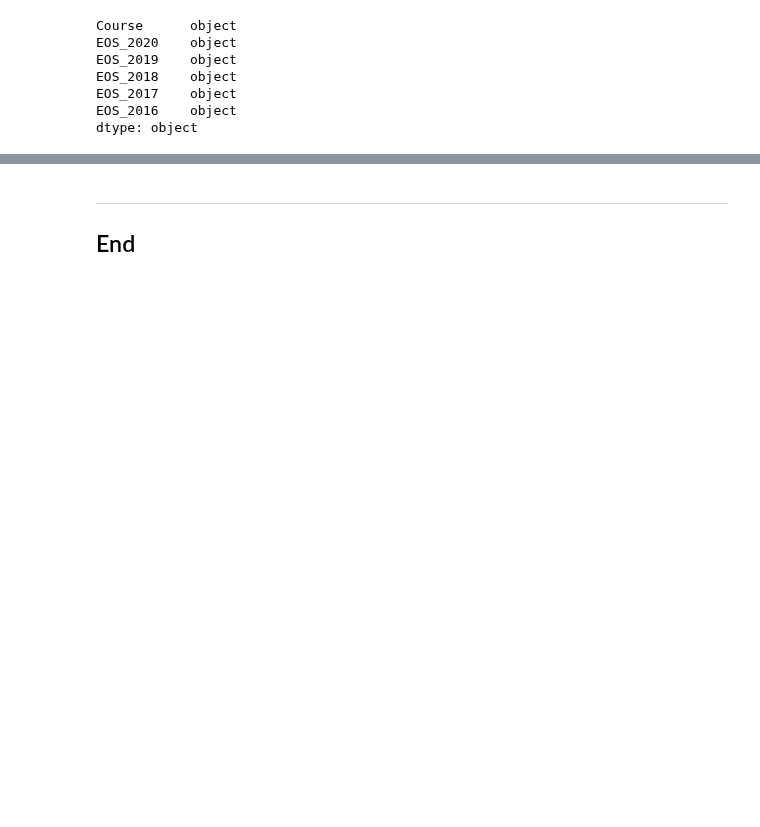
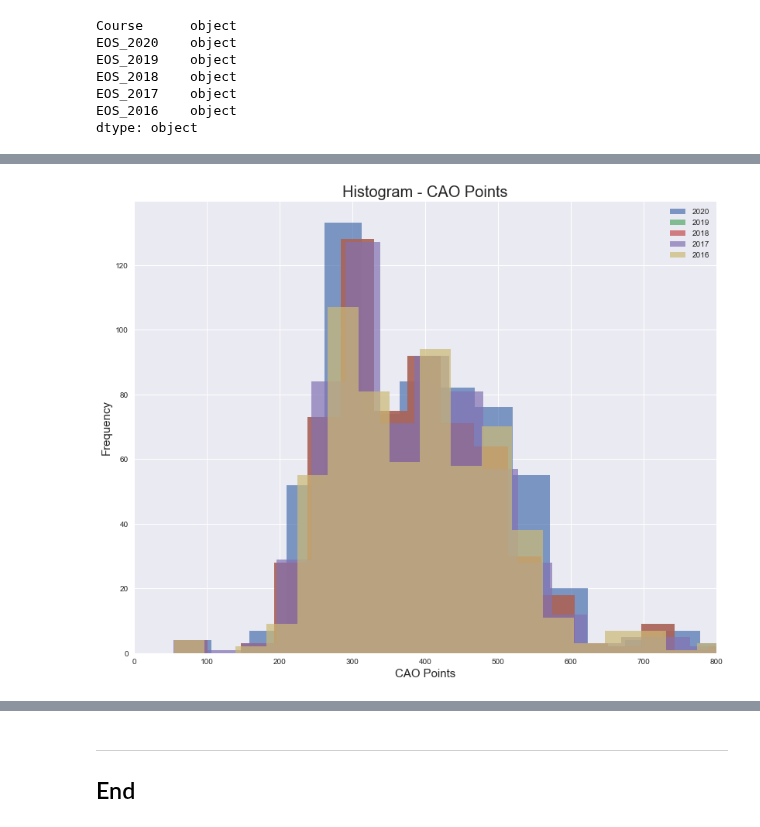
Before and after one commit to G00398275/FODA2021, a Jupyter notebook: cao.ipynb, the cells around one changed output, grey strips where cells are left out. Saved outputs shown, nothing was run; the diff lists cells and outputs as text; code cells hidden in the pictures; blank space fills up the shorter version.

Commit message:
2020 to 2016 L8 comparison, loaded 2021 L7+6 points

```diff
--- a/cao.ipynb
+++ b/cao.ipynb
@@ -1358,7 +1358,7 @@ filepath2017 = 'data/cao2017_' + nowstr + '.csv'
 df2017.to_csv(filepath2017)
 # %%
 # Loading 2016 points
-df2016 = pd.read_csv('data/cao2016_20211125_202900_edited.csv', sep = ',',
+df2016 = pd.read_csv('data/cao2016_20211125_204141.csv', sep = ',',
                     usecols = [0,1,2])
 df2016
 # %% [output]
@@ -1929,0 +1953,24 @@ ValueError: Unable to parse string " Earth and Environmental Sciences" at positi
+# %%
+# Setting the columns as individual dataframes
+EOS_Points_2020 = eos_courses_all['EOS_2020']
+EOS_Points_2019 = eos_courses_all['EOS_2019']
+EOS_Points_2018 = eos_courses_all['EOS_2018']
+EOS_Points_2017 = eos_courses_all['EOS_2017']
+EOS_Points_2016 = eos_courses_all['EOS_2016']
+# %%
+# Plotting
+plt.style.use('seaborn')
+plt.rcParams["figure.figsize"] = (12,10)
+plt.hist(EOS_Points_2020, bins=20, alpha=0.7, label = '2020')
+plt.hist(EOS_Points_2019, bins=20, alpha=0.7, label = '2019')
+plt.hist(EOS_Points_2018, bins=20, alpha=0.7, label = '2018')
+plt.hist(EOS_Points_2017, bins=20, alpha=0.7, label = '2017')
+plt.hist(EOS_Points_2016, bins=20, alpha=0.7, label = '2016')
+plt.xlabel('CAO Points', size=15)
+plt.ylabel('Frequency', size = 15)
+plt.xlim([0, 800])
+plt.title ('Histogram - CAO Points', size=20)
+plt.legend()
+plt.show()
+# %% [output]
+[figure, added]
```
Also changed, not shown: parts of 25 cells of this notebook, 40 other files.
